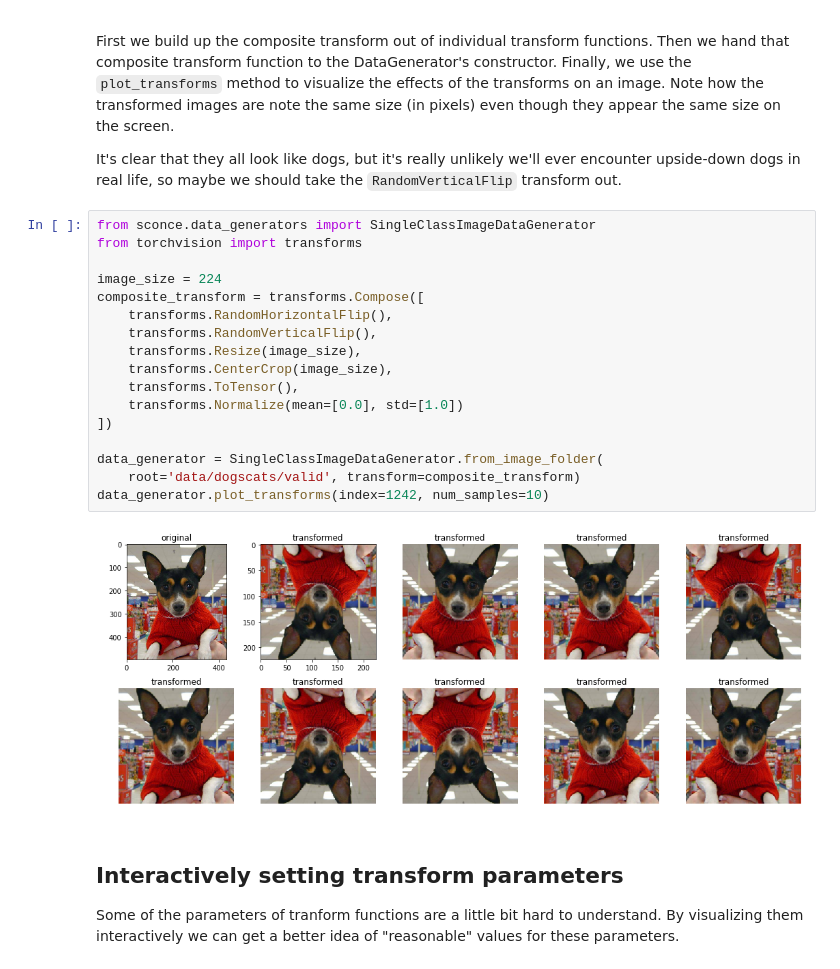
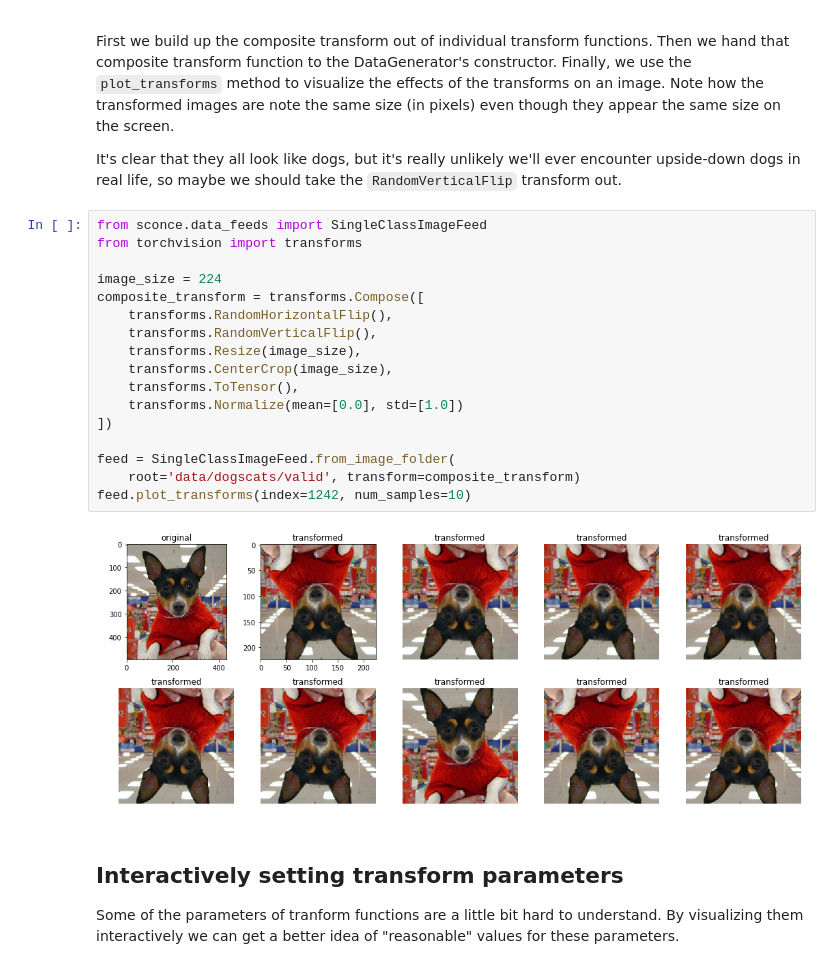
Before and after one commit to davidlmorton/fastai-course-sconce, a Jupyter notebook: exploring_image_transforms.ipynb, the cells around one changed output. Cells and saved outputs as stored; diff of their text form.

Commit message:
Update to sconce 1.3.0

```diff
--- a/exploring_image_transforms.ipynb
+++ b/exploring_image_transforms.ipynb
@@ -35,24 +35,24 @@ Note how the transformed images are note the same size (in pixels) even though t
 
 It's clear that they all look like dogs, but it's really unlikely we'll ever encounter upside-down dogs in real life, so maybe we should take the `RandomVerticalFlip` transform out.
 # %%
-from sconce.data_generators import SingleClassImageDataGenerator
+from sconce.data_feeds import SingleClassImageFeed
 from torchvision import transforms
 
 image_size = 224
 composite_transform = transforms.Compose([
     transforms.RandomHorizontalFlip(),
     transforms.RandomVerticalFlip(),
     transforms.Resize(image_size),
     transforms.CenterCrop(image_size),
     transforms.ToTensor(),
     transforms.Normalize(mean=[0.0], std=[1.0])
 ])
 
-data_generator = SingleClassImageDataGenerator.from_image_folder(
+feed = SingleClassImageFeed.from_image_folder(
     root='data/dogscats/valid', transform=composite_transform)
-data_generator.plot_transforms(index=1242, num_samples=10)
+feed.plot_transforms(index=1242, num_samples=10)
 # %% [output]
-[figure, old version]
+[figure, new version]
 # %% [markdown]
 ## Interactively setting transform parameters
 
```
Also changed, not shown: parts of 4 cells of this notebook, 4 other files.
